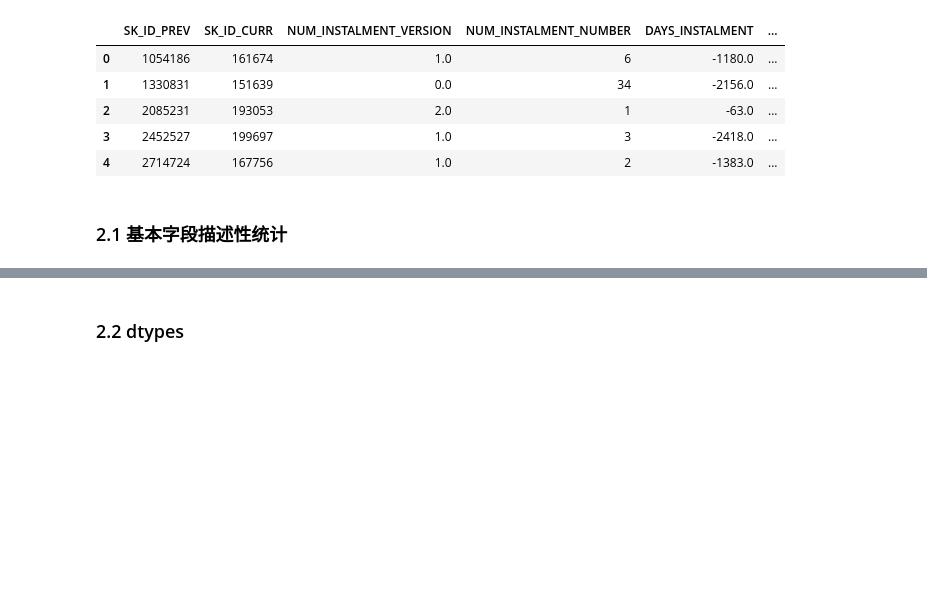
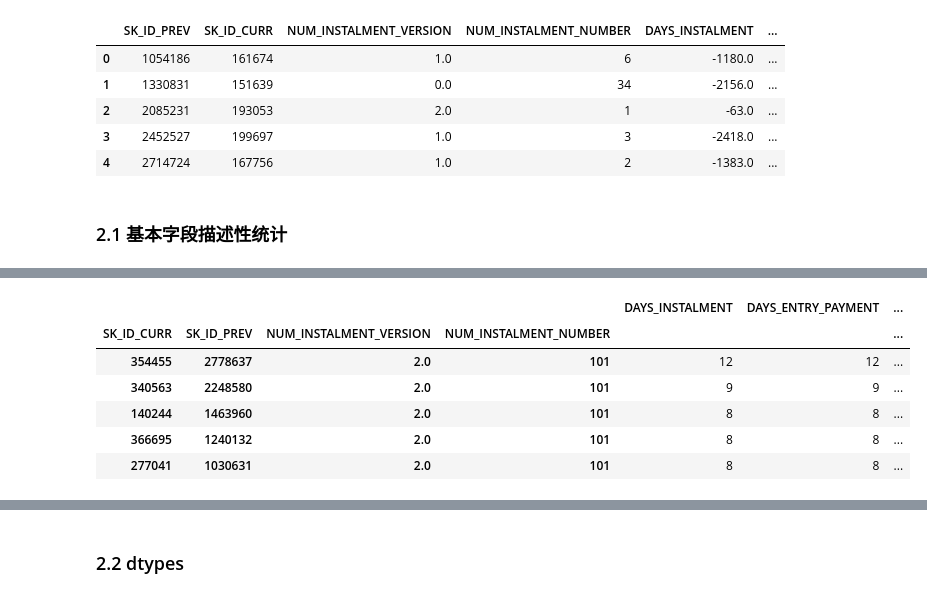
Before and after one commit to FoolPioneers/kaggle, a Jupyter notebook: homecredit/long.li/eda/eda_origindata.ipynb, the cells around one changed output, grey strips where cells are left out. Drawn from its saved outputs; the diff is of its cells as text; code cells hidden in the pictures; blank space fills up the shorter version.

```diff
--- a/homecredit/long.li/eda/eda_origindata.ipynb
+++ b/homecredit/long.li/eda/eda_origindata.ipynb
@@ -397,0 +405,11 @@ df_orig_cc_ins shape after merge: (9522662, 8)
+# %%
+df_orig_pos_ins.groupby(["SK_ID_CURR", "SK_ID_PREV", "NUM_INSTALMENT_VERSION","NUM_INSTALMENT_NUMBER"]).count()\
+.sort_values(by = ['DAYS_INSTALMENT'], ascending = [False]).head()
+# %% [output]
+|  |  |  |  | DAYS_INSTALMENT | DAYS_ENTRY_PAYMENT | ... |
+| SK_ID_CURR | SK_ID_PREV | NUM_INSTALMENT_VERSION | NUM_INSTALMENT_NUMBER |  |  | ... |
+| 354455 | 2778637 | 2.0 | 101 | 12 | 12 | ... |
+| 340563 | 2248580 | 2.0 | 101 | 9 | 9 | ... |
+| 140244 | 1463960 | 2.0 | 101 | 8 | 8 | ... |
+| 366695 | 1240132 | 2.0 | 101 | 8 | 8 | ... |
+| 277041 | 1030631 | 2.0 | 101 | 8 | 8 | ... |
```
Also changed, not shown: parts of 2 cells of this notebook.
